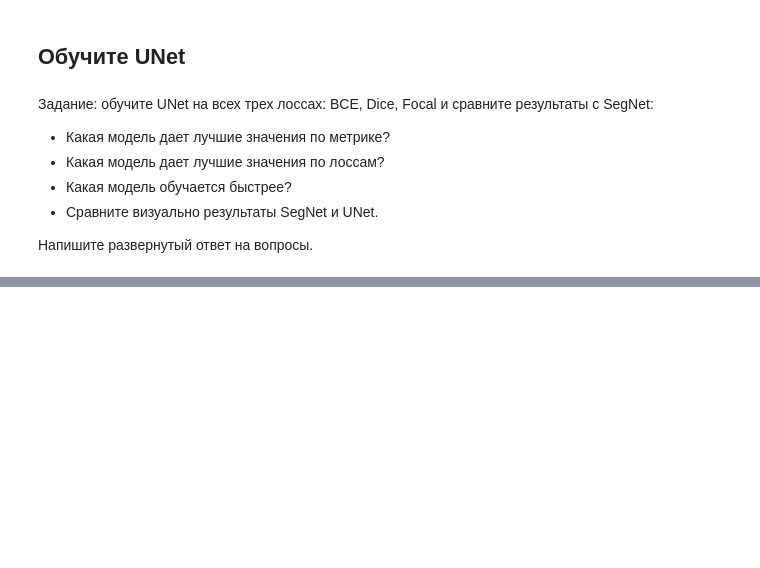
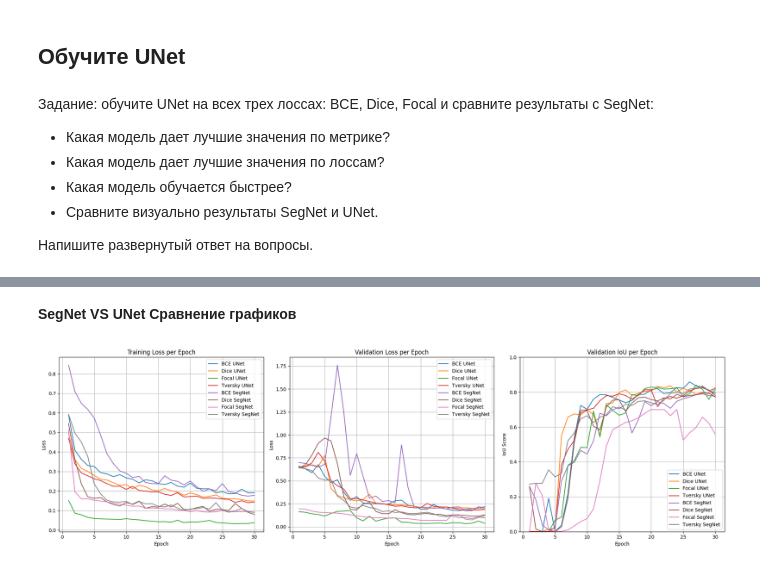
Before and after one commit to bobereek/mipt_dls, a Jupyter notebook: hw_6_semantic_segmentation.ipynb, the cells around one changed output, grey strips where cells are left out. Cells and saved outputs as stored; diff of their text form; code cells hidden in the pictures; blank space fills up the shorter version.

```diff
--- a/hw_6_semantic_segmentation.ipynb
+++ b/hw_6_semantic_segmentation.ipynb
@@ -1141,0 +1336,66 @@ unet_model_focal = UNet().to(device)
+# %% [markdown]
+
+**SegNet VS UNet Сравнение графиков**
+# %%
+stats_list_total = {
+    "BCE UNet": statistics_bce_unet,
+    "Dice UNet": statistics_dice_unet,
+    "Focal UNet": statistics_focal_unet,
+    "Tversky UNet": statistics_tversky_unet,
+    "BCE SegNet": statistics_bce_segnet,
+    "Dice SegNet": statistics_dice_segnet,
+    "Focal SegNet": statistics_focal_segnet,
+    "Tversky SegNet": statistics_tversky_segnet,
+}
+
+train_loss_key = 'train loss'
+val_loss_key = 'val_loss'
+val_iou_key = 'val_iou'
+
+
+num_epochs = 30
+epochs = range(1, num_epochs + 1)
+
+
+# --- Создание графиков ---
+fig, axes = plt.subplots(1, 3, figsize=(20, 6))
+
+# --- График 1: Training Loss ---
+ax = axes[0]
+for name, stats in stats_list_total.items():
+    ax.plot(epochs, stats[train_loss_key], label=f'{name}')
+
+ax.set_title('Training Loss per Epoch')
+ax.set_xlabel('Epoch')
+ax.set_ylabel('Loss')
+ax.legend()
+ax.grid(True)
+
+# --- График 2: Validation Loss ---
+ax = axes[1]
+for name, stats in stats_list_total.items():
+    ax.plot(epochs, stats[val_loss_key], label=f'{name}')
+
+ax.set_title('Validation Loss per Epoch')
+ax.set_xlabel('Epoch')
+ax.set_ylabel('Loss')
+ax.legend()
+ax.grid(True)
+
+# --- График 3: Validation IoU ---
+ax = axes[2]
+for name, stats in stats_list_total.items():
+    ax.plot(epochs, stats[val_iou_key], label=f'{name}')
+
+ax.set_title('Validation IoU per Epoch')
+ax.set_xlabel('Epoch')
+ax.set_ylabel('IoU Score')
+
+ax.set_ylim(0, 1)
+ax.legend()
+ax.grid(True)
+
+plt.tight_layout()
+plt.show()
+# %% [output]
+[figure, added]
```
Also changed, not shown: parts of 50 cells of this notebook.
